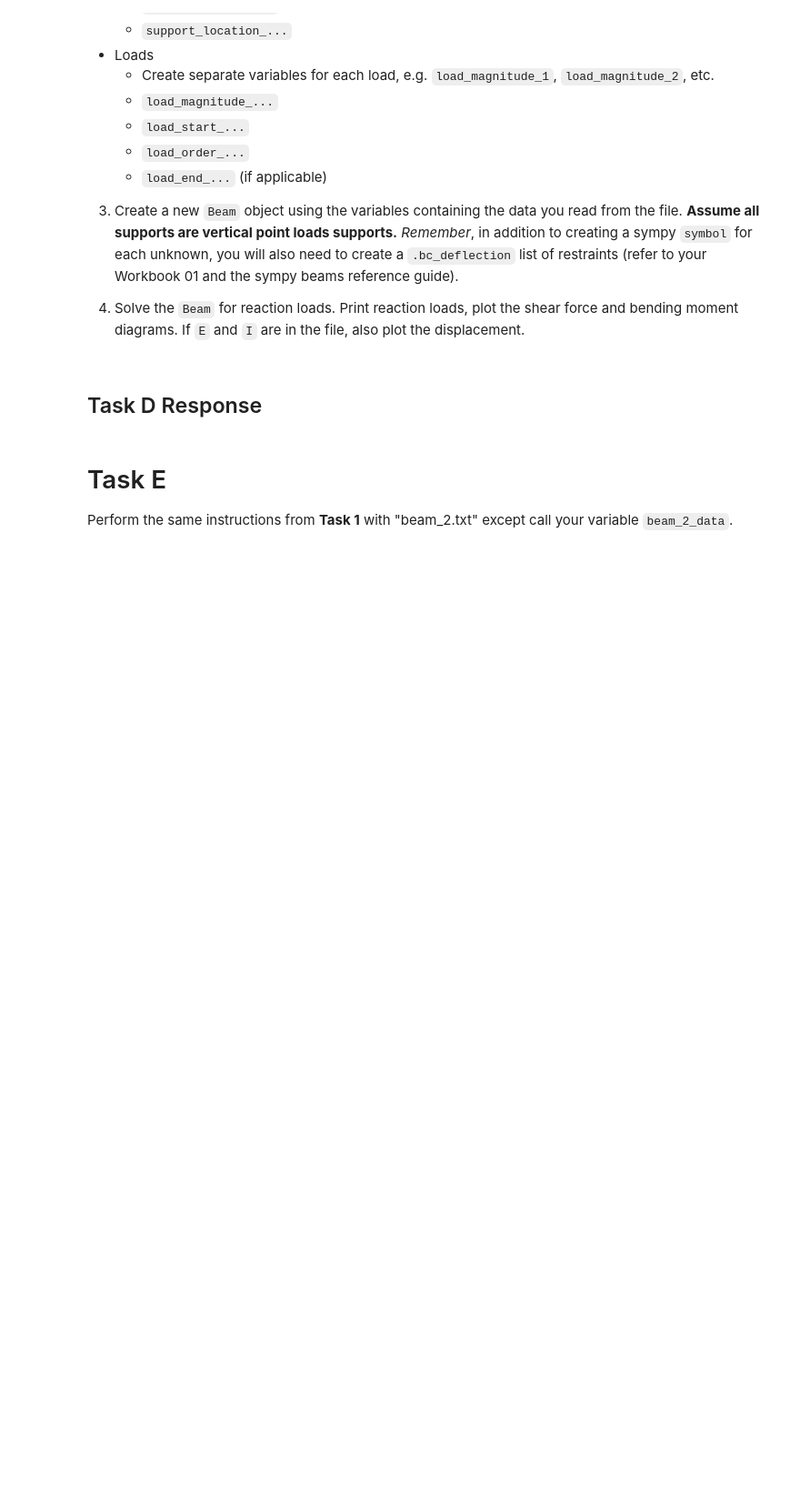
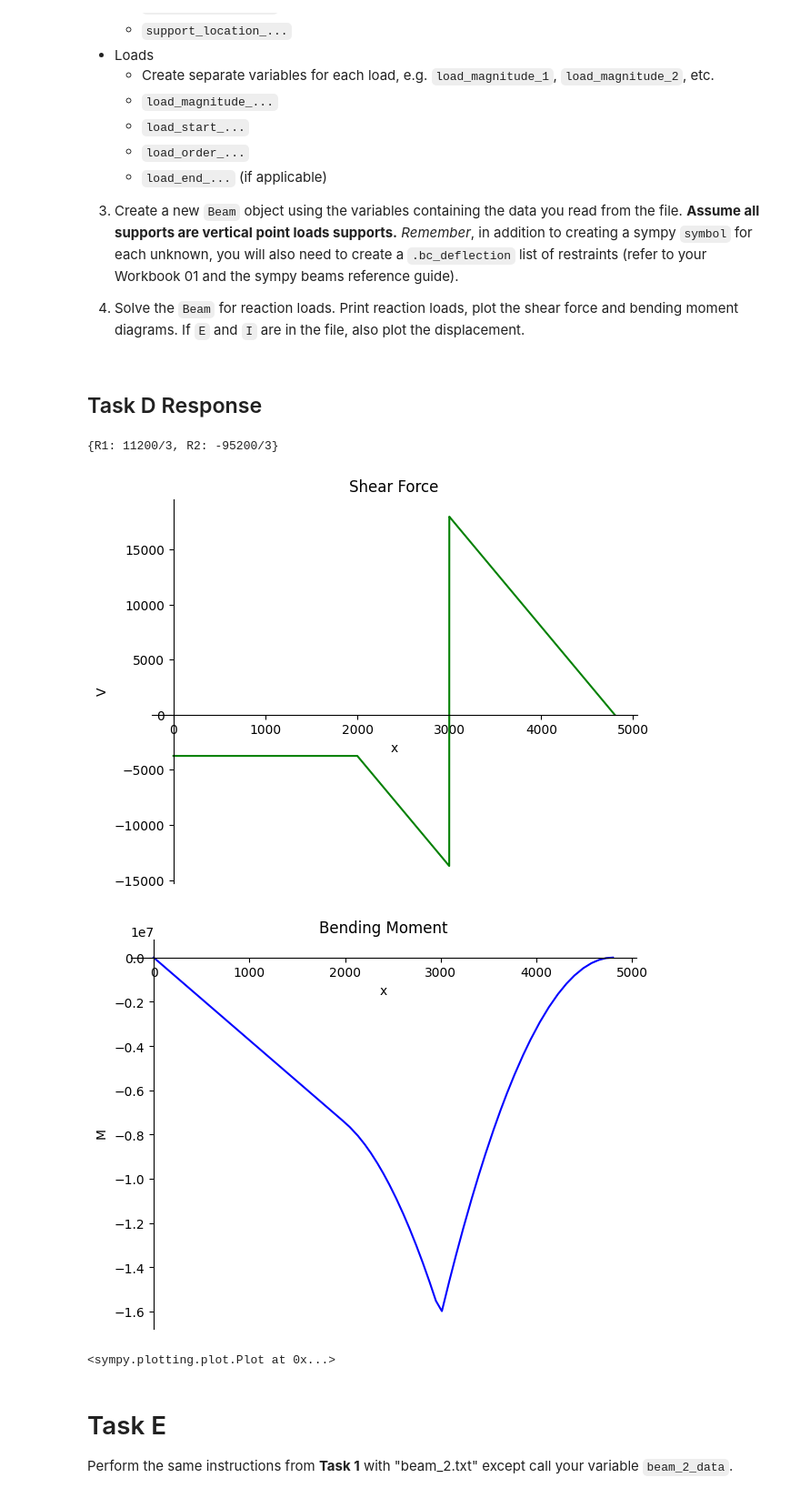
Before and after one commit to KRollins26/python_structural, a Jupyter notebook: Workbook_02/Workbook_02.ipynb, the cells around one changed output. Shown: that part at 91% size. Drawn from its saved outputs; the diff is of its cells as text; code cells hidden in the pictures; blank space fills up the shorter version.

````diff
--- a/Workbook_02/Workbook_02.ipynb
+++ b/Workbook_02/Workbook_02.ipynb
@@ -56,3 +75,8 @@ Review the description of the file format above and mentally identify each piece
 Do the same with "beam_2.txt", except with a variable called `beam_2_data`, after you print it to the notebook, also.
 # %% [markdown]
 ## Task A response
+# %%
+file_name = "beam_1.txt" # Same dir as notebook file
+with open(file_name, 'r') as file:
+    beam_1_data = file.read()
+print(beam_1_data)
@@ -64,3 +92,9 @@ Use `.split()` to split the string in `beam_1_data` into separate lines. Access
 Following that, if you see that any of the lines in the list is a string with comma-separated values, split those values up into another list by splitting that line with `.split()` using the appropriate character sequence.
 # %% [markdown]
 ## Task B response
+# %%
+line_data = beam_1_data.split('\n')
+length = line_data [0]
+sup = line_data [1]
+mag = line_data [2]
+print( f"{lenght}\n{sup}\n{mag:}")
@@ -66,0 +105,4 @@ Following that, if you see that any of the lines in the list is a string with co
+# %%
+l_list = length.split(',')
+s_list = sup.split(',')
+m_list = mag.split(',')
@@ -85,3 +135,10 @@ length = int(length)
 ```
 # %% [markdown]
 ## Task C response
+# %%
+l_1 = int(l_list[0])
+s_1 = int(s_list[0])
+s_2 = int(s_list[1])
+m_1 = int(m_list[0]) #Load Magnitude, Load Start, Load Order, [Load End]
+m_1_start = int(m_list[1]) #Load Magnitude, Load Start, Load Order, [Load End]
+m_1_order = int(m_list[2]) #Load Magnitude, Load Start, Load Order, [Load End]
@@ -115,6 +186,34 @@ Putting it all together, you will be performing the following:
 4. Solve the `Beam` for reaction loads. Print reaction loads, plot the shear force and bending moment diagrams. If `E` and `I` are in the file, also plot the displacement.
 # %% [markdown]
 ## Task D Response
+# %%
+E, I = symbols("E I")
+R1, R2 = symbols("R1 R2")
+my_beam = Beam(l_1, E, I)
+
+#Applied Loads
+my_beam.apply_load(m_1, m_1_start, m_1_order)
+
+#Reaction Forces
+my_beam.apply_load(R1, s_1, -1)
+my_beam.apply_load(R2, s_2, -1)
+
+#Boundary Conditions
+my_beam.bc_deflection = [(s_1, 0), (s_2, 0)] #deflections @ supports = 0
+
+#Solving for reaction forces
+my_beam.solve_for_reaction_loads(R1, R2)
+
+#solving for diagrams
+print(my_beam.reaction_loads)
+my_beam.plot_shear_force()
+my_beam.plot_bending_moment()
+#my_beam.plot_deflection(subs={E, I}) E &I not applied
+# %% [output]
+{R1: 11200/3, R2: -95200/3}
+[figure, added]
+[figure, added]
+<sympy.plotting.plot.Plot at 0x...>
 # %% [markdown]
 # Task E
 
````
Also changed, not shown: parts of 5 cells of this notebook.
